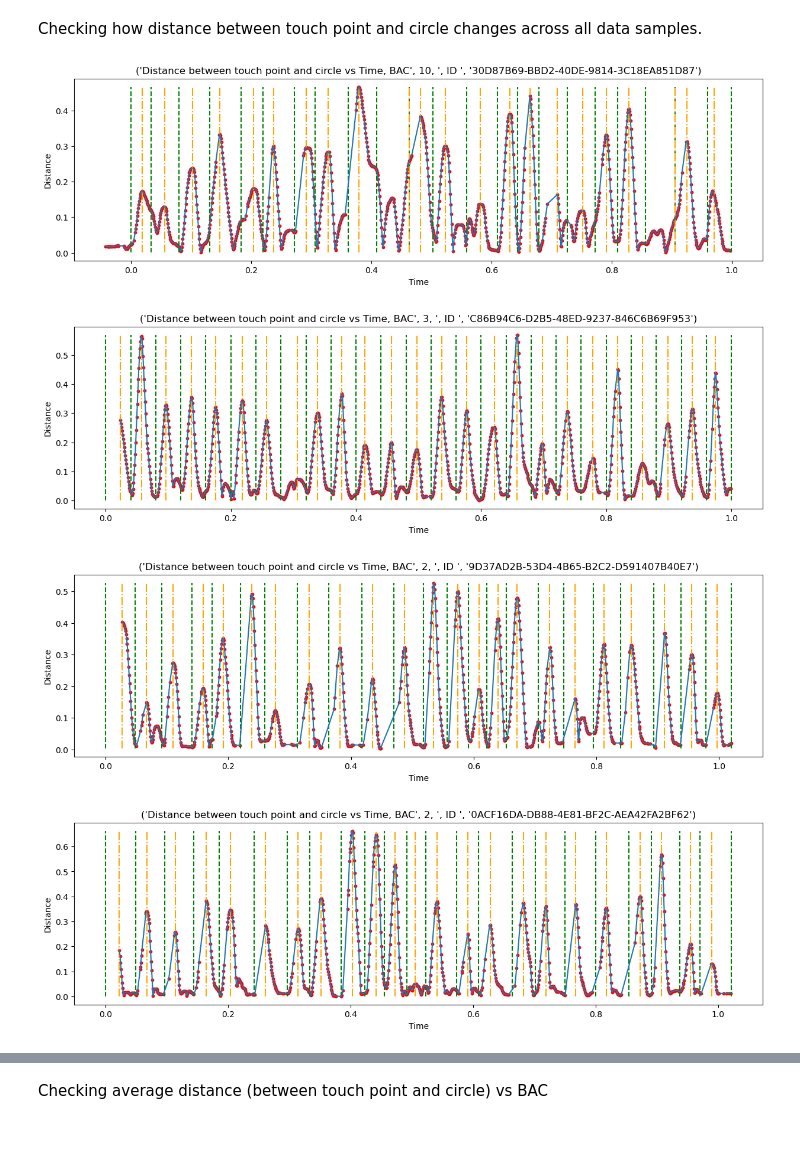
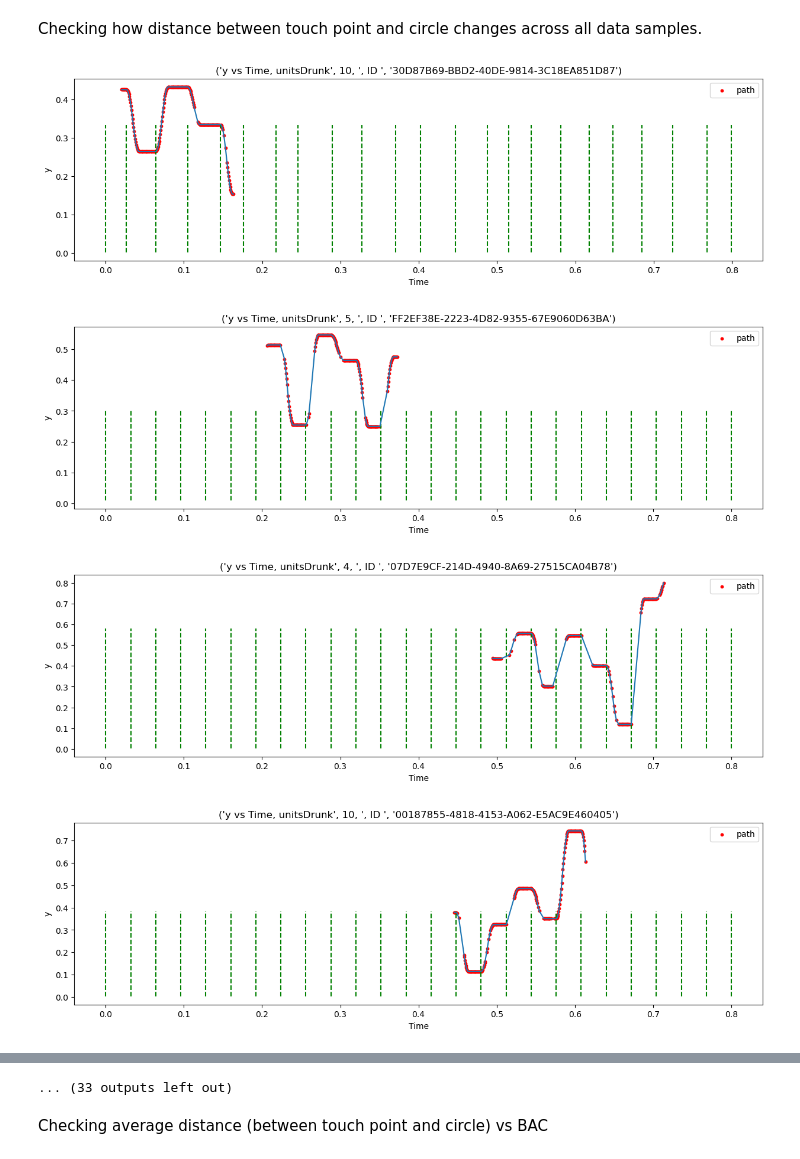
Before and after one commit to ng432/SoberSense, a Jupyter notebook: Data analysis/pilot_data_exploration.ipynb, the cells around one changed output, grey strips where cells are left out. Saved outputs shown, nothing was run; the diff lists cells and outputs as text; code cells hidden in the pictures.

Commit message:
adding checks for data augmentation transforms

```diff
--- a/Data analysis/pilot_data_exploration.ipynb
+++ b/Data analysis/pilot_data_exploration.ipynb
@@ -39,10 +41,20 @@ print(screen_heights)
 # %% [output]
 {568, 667, 844, 896}
 # %%
-def augmentation_transform(x):
+
+def prep_transform(unprocessed_data):
+    x = processing_transform(unprocessed_data)
     x = append_distance(x)
     x = append_velocity_and_acceleration(x)
-    return(x)
+    #x, _ = append_RT(x, unprocessed_data)
+    return x
+
+def augmentation_transform(x):
+    # x = randomly_flipx(x)
+    # x = randomly_flipy(x)
+    x = randomly_crop(x, crop_size= 200)
+    return x
+
 
 data = SoberSenseDataset('pilot_data',
                          prep_transform=prep_transform,
@@ -189,40 +201,72 @@ Checking how distance between touch point and circle changes across all data sam
 # %%
 
 # Shape of sample is [num_features, p]
 # features: x_touch, x_path, y_touch, y_path, time, distance
 
+plot_RT = False
+feature_to_plot = 'dist'
+
 # just printing a sample
-for i in range(0, len(data), 5):
+for i in range(0, len(data)):
 
-    times = data[i][0][4, :].cpu().numpy()
-    distances = data[i][0][5, :].cpu().numpy()
+    single_instance = data[i][0].cpu().numpy()
     bac = data[i][1]
+
+    times = single_instance[4, :]
+    distances = single_instance[5, :]
+
+
+    touch_x = single_instance[0, :]
+    path_x = single_instance[1, :]
+
+    touch_y = single_instance[2, :]
+    path_y = single_instance[3, :]
 
     path_change_times = data[i][2]['randomPath']['time']
 
     plt.figure(i, figsize=(15, 4))
 
     for time in path_change_times:
         plt.vlines(time, ymin=min(distances), ymax=max(distances), colors='green', linestyles = 'dashed')
 
+    # won't work with cropping augmentation
+    if plot_RT:
+        RT_times = get_RT_estimate(data[i])
 
-    RT_times = get_RT_estimate(data[i])
+        for j in range(len(RT_times)):
+            time = RT_times[j] + path_change_times[j]
+            plt.vlines(time, ymin=min(distances), ymax=max(distances), colors='orange', linestyle='-.')
 
-    for j in range(len(RT_times)):
-        time = RT_times[j] + path_change_times[j]
-        plt.vlines(time, ymin=min(distances), ymax=max(distances), colors='orange', linestyle='-.')
 
+    if feature_to_plot == 'dist':
+        plt.plot(times, distances)
+        plt.scatter(times, distances, color='red', marker='o', s=10)
+    elif feature_to_plot == 'x':
+        plt.plot(times, touch_x)
+        plt.scatter(times, touch_x, marker='o', label='touch', s=10)
+        plt.plot(times, path_x)
+        plt.scatter(times, path_x, color='red', marker='o', label='path', s=10)
+    elif feature_to_plot == 'y':
+        plt.plot(times, touch_y)
+        plt.scatter(times, touch_y, marker='o', label='touch', s=10)
+        plt.plot(times, path_y)
+        plt.scatter(times, path_y, color='red', marker='o', label='path', s=10)
+
+    plt.legend()
+
+
+    plt.xlabel('Time')
+    plt.ylabel(feature_to_plot)
 
     id = data[i][3]
 
-    plt.plot(times, distances)
-    plt.scatter(times, distances, color='red', marker='o', label='Scatter Plot', s=10)
-    plt.xlabel('Time')
-    plt.ylabel('Distance')
-    plt.title((f'Distance between touch point and circle vs Time, {label_name}', bac, ", ID ", id))
+    plt.figure(i, figsize=(15, 4))
+
+
+    plt.title((f'{feature_to_plot} vs Time, {label_name}', bac, ", ID ", id))
     plt.show()
 # %% [output]
-[figure, old version]
+[figure, new version]
-[figure, old version]
+[figure, new version]
-[figure, old version]
+[figure, new version]
-[figure, old version]
+[figure, new version]
@@ -233,3 +281,4 @@ for i in range(0, len(data), 5):
+... (33 outputs left out)
 # %% [markdown]
 Checking average distance (between touch point and circle) vs BAC
 # %%
```
Also changed, not shown: parts of 5 cells of this notebook.
